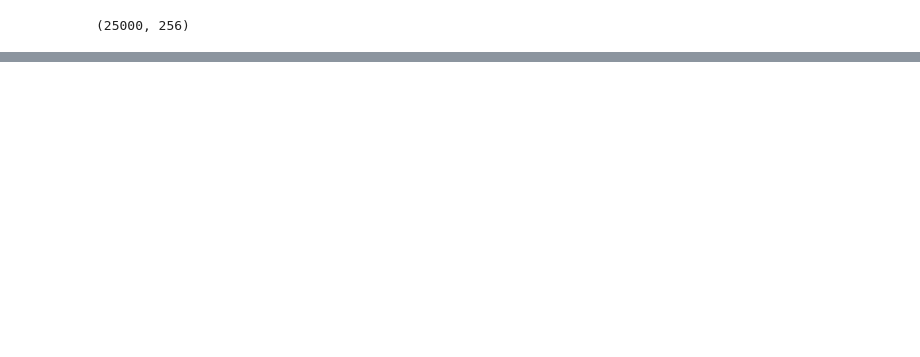
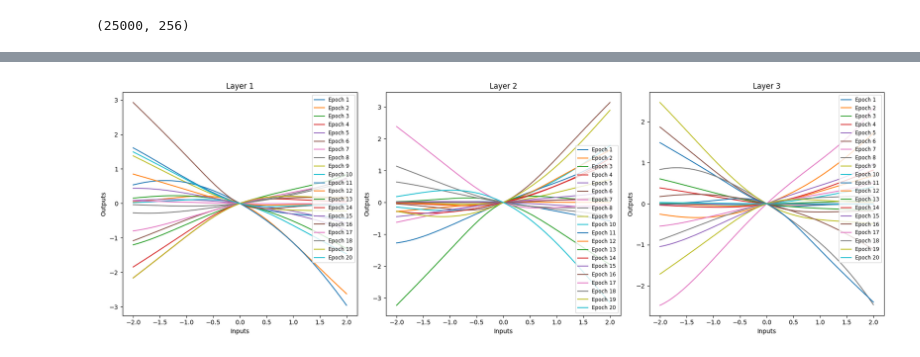
Before and after one commit to Aditya-Shandilya1182/extreme_classification, a Jupyter notebook: Test_For_Paper.ipynb, the cells around one changed output, grey strips where cells are left out. Saved outputs shown, nothing was run; the diff lists cells and outputs as text; code cells hidden in the pictures; blank space fills up the shorter version.

```diff
--- a/Test_For_Paper.ipynb
+++ b/Test_For_Paper.ipynb
@@ -185,7 +189,10 @@ x_train.shape
 # %% [output]
 (25000, 256)
 # %%
-history = model.fit(x_train, y_train, epochs=10, batch_size=512, validation_data=(x_test, y_test), callbacks=[SaveAlphaBetaValues(model)])
+callback = SaveAlphaBetaValues(model)
+
+history = model.fit(x_train, y_train, epochs=20, batch_size=512, validation_data=(x_test, y_test), callbacks=[callback])
+
 
 # Evaluate the model
 loss, accuracy = model.evaluate(x_test, y_test)
@@ -287,0 +218,2 @@ Test Loss: 0.6600239276885986, Test Accuracy: 0.8441600203514099 #trained
+# %%
+alpha_beta_values = callback.get_alpha_beta_values()
@@ -287,0 +240,12 @@ Test Loss: 0.6600239276885986, Test Accuracy: 0.8441600203514099 #trained
+# %%
+alpha_beta_array = []
+
+for epoch_data in alpha_beta_values:
+    epoch_array = []
+    for layer_data in epoch_data['layers']:
+        alpha_value = layer_data['alpha'][0]  # Extract the first element of the list
+        beta_value = layer_data['beta'][0]    # Extract the first element of the list
+        epoch_array.append([alpha_value, beta_value])
+    alpha_beta_array.append(epoch_array)
+
+alpha_beta_array = np.array(alpha_beta_array)
@@ -287,0 +272,29 @@ Test Loss: 0.6600239276885986, Test Accuracy: 0.8441600203514099 #trained
+# %%
+def parameterized_gelu(alpha, beta, inputs):
+    const = math.sqrt(2 / math.pi)
+    return beta * 0.5 * inputs * (1 + tf.tanh(const * (alpha * inputs + 0.044715 * tf.pow(inputs, 3))))
+
+# Generate input values for plotting
+inputs = np.linspace(-2, 2, 400)  # 400 points between -5 and 5
+
+# Plotting the results
+plt.figure(figsize=(18, 6))
+
+for layer_idx in range(3):
+    plt.subplot(1, 3, layer_idx + 1)
+
+    for epoch_idx in range(20):
+        alpha = alpha_beta_array[epoch_idx, layer_idx, 0]
+        beta = alpha_beta_array[epoch_idx, layer_idx, 1]
+        outputs = parameterized_gelu(alpha, beta, inputs)
+        plt.plot(inputs, outputs, label=f'Epoch {epoch_idx + 1}')
+
+    plt.title(f'Layer {layer_idx + 1}')
+    plt.xlabel('Inputs')
+    plt.ylabel('Outputs')
+    plt.legend(loc='best', fontsize='small')
+
+plt.tight_layout()
+plt.show()
+# %% [output]
+[figure, added]
```
Also changed, not shown: parts of 14 cells of this notebook.
